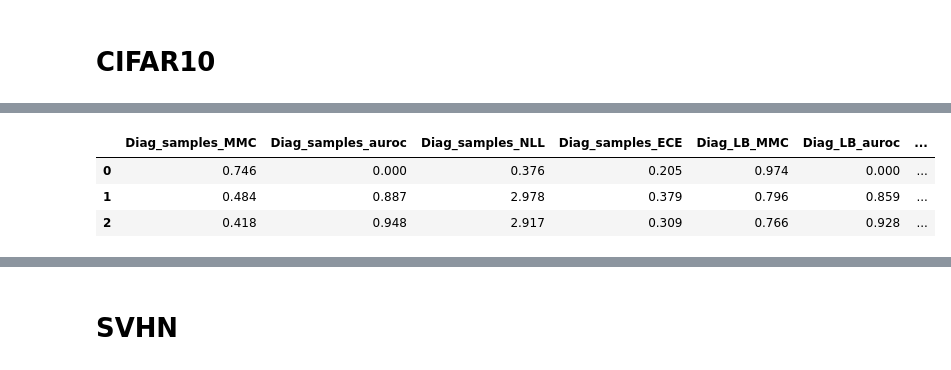
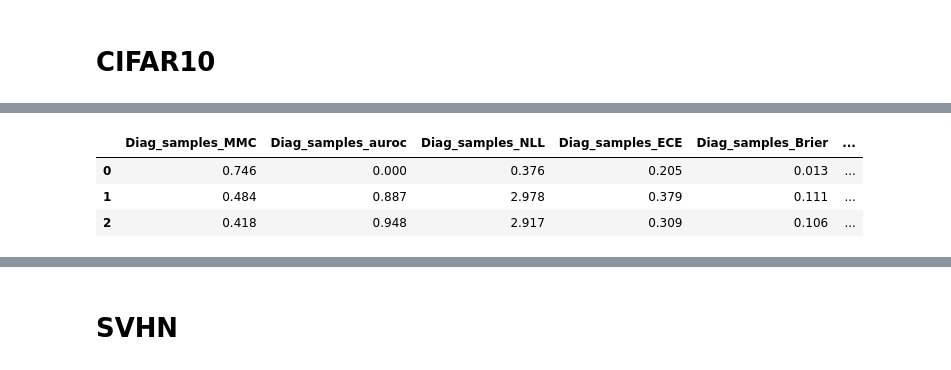
Before and after one commit to mariushobbhahn/LB_for_BNNs_official, a Jupyter notebook: Experiment_results/Analyse_results.ipynb, the cells around one changed output, grey strips where cells are left out. Saved outputs shown, nothing was run; the diff lists cells and outputs as text; code cells hidden in the pictures.

```diff
--- a/Experiment_results/Analyse_results.ipynb
+++ b/Experiment_results/Analyse_results.ipynb
@@ -222,47 +231,55 @@ data_CIFAR10 = np.array([
      df_CIFAR10['Diag_samples_NLL_SVHN'].mean()],
     [df_CIFAR10['Diag_samples_ECE_in'].mean(), df_CIFAR10['Diag_samples_ECE_CIFAR100'].mean(),
      df_CIFAR10['Diag_samples_ECE_SVHN'].mean()],
+    [df_CIFAR10['Diag_samples_Brier_in'].mean(), df_CIFAR10['Diag_samples_Brier_CIFAR100'].mean(),
+     df_CIFAR10['Diag_samples_Brier_SVHN'].mean()],
     [df_CIFAR10['Diag_LB_MMC_in'].mean(), df_CIFAR10['Diag_LB_MMC_CIFAR100'].mean(),
      df_CIFAR10['Diag_LB_MMC_SVHN'].mean()],
     [0, df_CIFAR10['Diag_LB_AUROC_CIFAR100'].mean(), df_CIFAR10['Diag_LB_AUROC_SVHN'].mean()],
     [df_CIFAR10['Diag_LB_NLL_in'].mean(), df_CIFAR10['Diag_LB_NLL_CIFAR100'].mean(),
      df_CIFAR10['Diag_LB_NLL_SVHN'].mean()],
     [df_CIFAR10['Diag_LB_ECE_in'].mean(), df_CIFAR10['Diag_LB_ECE_CIFAR100'].mean(),
      df_CIFAR10['Diag_LB_ECE_SVHN'].mean()],
+    [df_CIFAR10['Diag_LB_Brier_in'].mean(), df_CIFAR10['Diag_LB_Brier_CIFAR100'].mean(),
+     df_CIFAR10['Diag_LB_Brier_SVHN'].mean()],
     [df_CIFAR10['Diag_LB_norm_MMC_in'].mean(), df_CIFAR10['Diag_LB_norm_MMC_CIFAR100'].mean(),
      df_CIFAR10['Diag_LB_norm_MMC_SVHN'].mean()],
     [0, df_CIFAR10['Diag_LB_norm_AUROC_CIFAR100'].mean(), df_CIFAR10['Diag_LB_norm_AUROC_SVHN'].mean()],
     [df_CIFAR10['Diag_LB_norm_NLL_in'].mean(), df_CIFAR10['Diag_LB_norm_NLL_CIFAR100'].mean(),
      df_CIFAR10['Diag_LB_norm_NLL_SVHN'].mean()],
     [df_CIFAR10['Diag_LB_norm_ECE_in'].mean(), df_CIFAR10['Diag_LB_norm_ECE_CIFAR100'].mean(),
      df_CIFAR10['Diag_LB_norm_ECE_SVHN'].mean()],
+    [df_CIFAR10['Diag_LB_norm_Brier_in'].mean(), df_CIFAR10['Diag_LB_norm_Brier_CIFAR100'].mean(),
+     df_CIFAR10['Diag_LB_norm_Brier_SVHN'].mean()],
     [df_CIFAR10['Diag_PROBIT_MMC_in'].mean(), df_CIFAR10['Diag_PROBIT_MMC_CIFAR100'].mean(),
      df_CIFAR10['Diag_PROBIT_MMC_SVHN'].mean()],
     [0, df_CIFAR10['Diag_PROBIT_AUROC_CIFAR100'].mean(), df_CIFAR10['Diag_PROBIT_AUROC_SVHN'].mean()],
     [df_CIFAR10['Diag_PROBIT_NLL_in'].mean(), df_CIFAR10['Diag_PROBIT_NLL_CIFAR100'].mean(),
      df_CIFAR10['Diag_PROBIT_NLL_SVHN'].mean()],
     [df_CIFAR10['Diag_PROBIT_ECE_in'].mean(), df_CIFAR10['Diag_PROBIT_ECE_CIFAR100'].mean(),
      df_CIFAR10['Diag_PROBIT_ECE_SVHN'].mean()],
+    [df_CIFAR10['Diag_PROBIT_Brier_in'].mean(), df_CIFAR10['Diag_PROBIT_Brier_CIFAR100'].mean(),
+     df_CIFAR10['Diag_PROBIT_Brier_SVHN'].mean()],
 #     [df_CIFAR10['Diag_EMK_MMC_in'].mean(), df_CIFAR10['Diag_EMK_MMC_CIFAR100'].mean(),
 #      df_CIFAR10['Diag_EMK_MMC_SVHN'].mean()],
 #     [0, df_CIFAR10['Diag_EMK_AUROC_CIFAR100'].mean(), df_CIFAR10['Diag_EMK_AUROC_SVHN'].mean()],
 #     [df_CIFAR10['Diag_SODPP_MMC_in'].mean(), df_CIFAR10['Diag_SODPP_MMC_CIFAR100'].mean(),
 #      df_CIFAR10['Diag_SODPP_MMC_SVHN'].mean()],
 #     [0, df_CIFAR10['Diag_SODPP_AUROC_CIFAR100'].mean(), df_CIFAR10['Diag_SODPP_AUROC_SVHN'].mean()]
 ]).T
 
 df_diag_CIFAR10 = pd.DataFrame(data_CIFAR10, columns=[
-    "Diag_samples_MMC", "Diag_samples_auroc", "Diag_samples_NLL", "Diag_samples_ECE",
-    "Diag_LB_MMC", "Diag_LB_auroc", "Diag_LB_NLL", "Diag_LB_ECE",
-    "Diag_LB_norm_MMC", "Diag_LB_norm_auroc", "Diag_LB_norm_NLL", "Diag_LB_norm_ECE",
-    "Diag_PROBIT_MMC", "Diag_PROBIT_auroc", "Diag_PROBIT_NLL", "Diag_PROBIT_ECE"
+    "Diag_samples_MMC", "Diag_samples_auroc", "Diag_samples_NLL", "Diag_samples_ECE", "Diag_samples_Brier",
+    "Diag_LB_MMC", "Diag_LB_auroc", "Diag_LB_NLL", "Diag_LB_ECE", "Diag_LB_Brier",
+    "Diag_LB_norm_MMC", "Diag_LB_norm_auroc", "Diag_LB_norm_NLL", "Diag_LB_norm_ECE", "Diag_LB_norm_Brier",
+    "Diag_PROBIT_MMC", "Diag_PROBIT_auroc", "Diag_PROBIT_NLL", "Diag_PROBIT_ECE", "Diag_PROBIT_Brier"
 ])
 df_diag_CIFAR10
 # %% [output]
-|  | Diag_samples_MMC | Diag_samples_auroc | Diag_samples_NLL | Diag_samples_ECE | Diag_LB_MMC | Diag_LB_auroc | ... |
-| 0 | 0.746 | 0.000 | 0.376 | 0.205 | 0.974 | 0.000 | ... |
-| 1 | 0.484 | 0.887 | 2.978 | 0.379 | 0.796 | 0.859 | ... |
-| 2 | 0.418 | 0.948 | 2.917 | 0.309 | 0.766 | 0.928 | ... |
+|  | Diag_samples_MMC | Diag_samples_auroc | Diag_samples_NLL | Diag_samples_ECE | Diag_samples_Brier | ... |
+| 0 | 0.746 | 0.000 | 0.376 | 0.205 | 0.013 | ... |
+| 1 | 0.484 | 0.887 | 2.978 | 0.379 | 0.111 | ... |
+| 2 | 0.418 | 0.948 | 2.917 | 0.309 | 0.106 | ... |
 # %%
 data_CIFAR10_K = np.array([
     [df_CIFAR10['KFAC_samples_MMC_in'].mean(), df_CIFAR10['KFAC_samples_MMC_CIFAR100'].mean(),
```
Also changed, not shown: parts of 20 cells of this notebook, 17 other files.
